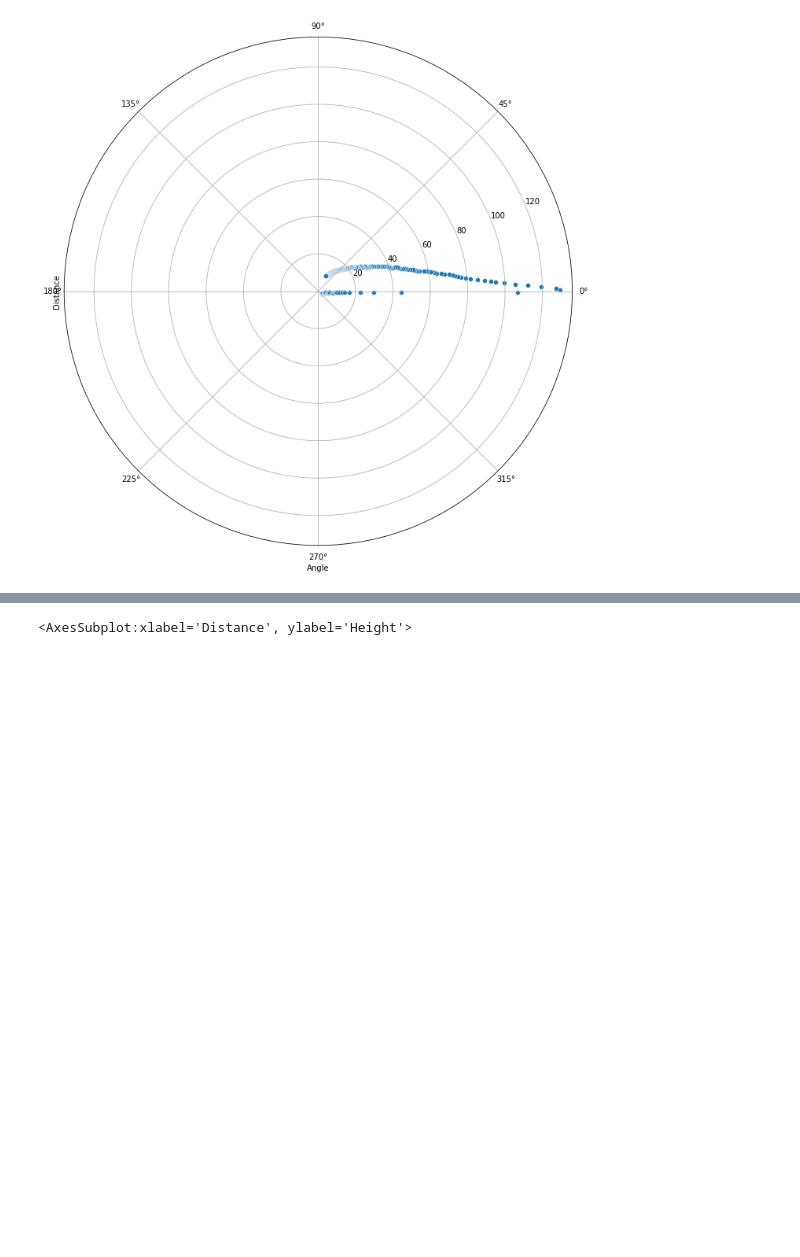
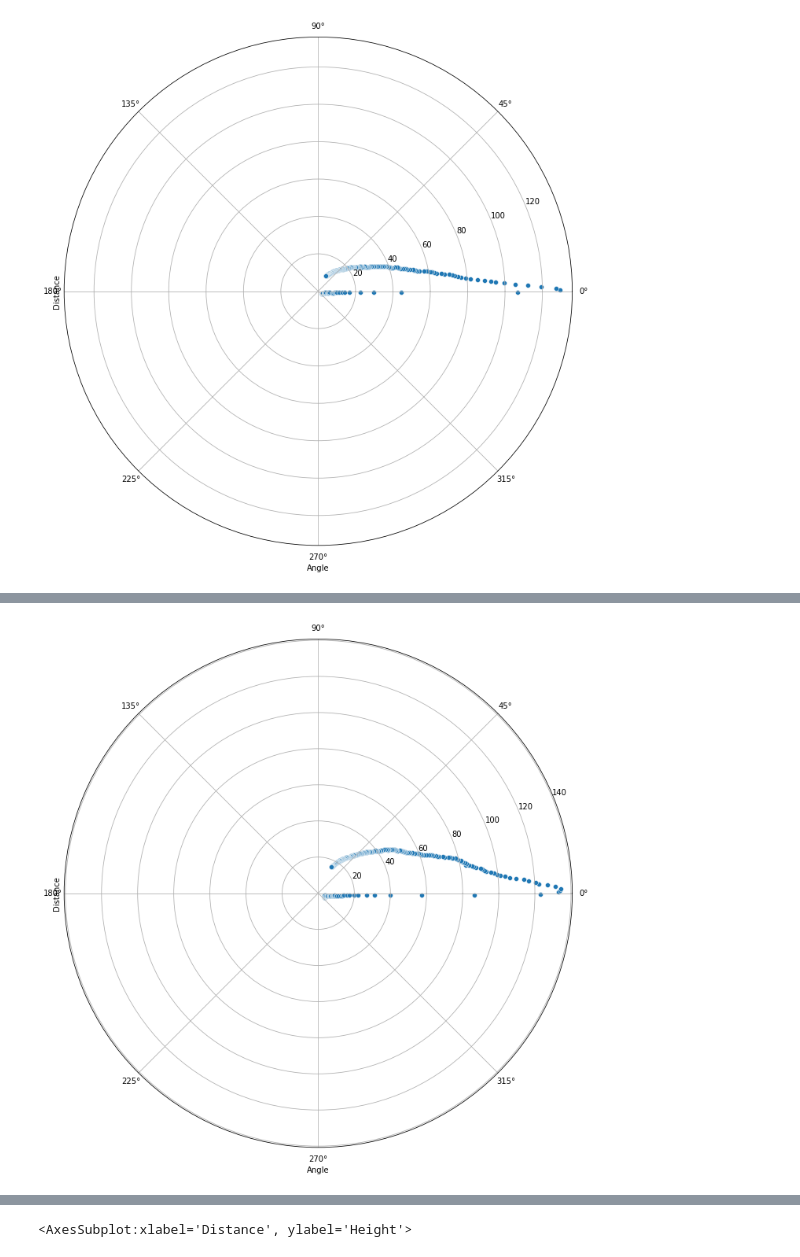
Before and after one commit to AlunXu/Lighthouse-Illusion, a Jupyter notebook: open3D/Prior.ipynb, the cells around one changed output, grey strips where cells are left out. Drawn from its saved outputs; the diff is of its cells as text; code cells hidden in the pictures; blank space fills up the shorter version.

```diff
--- a/open3D/Prior.ipynb
+++ b/open3D/Prior.ipynb
@@ -104 +113,11 @@ plt.show()
+# %%
+prior_dist_df_256["TransformedHeight"] = prior_dist_df_256["Height"] - 256
+prior_dist_df_256["Angle"] = np.arctan((prior_dist_df_256["TransformedHeight"] + 0.5)/128)
+
+# plot in polar coordinates
+g = sns.FacetGrid(prior_dist_df_256, subplot_kws=dict(projection='polar'), height=10, despine=False)
+g.map_dataframe(sns.scatterplot, x='Angle', y='Distance')
+plt.show()
+# %% [output]
+[figure, added]
 # %% [markdown]
```
Also changed, not shown: parts of 19 cells of this notebook, 10 other files.
